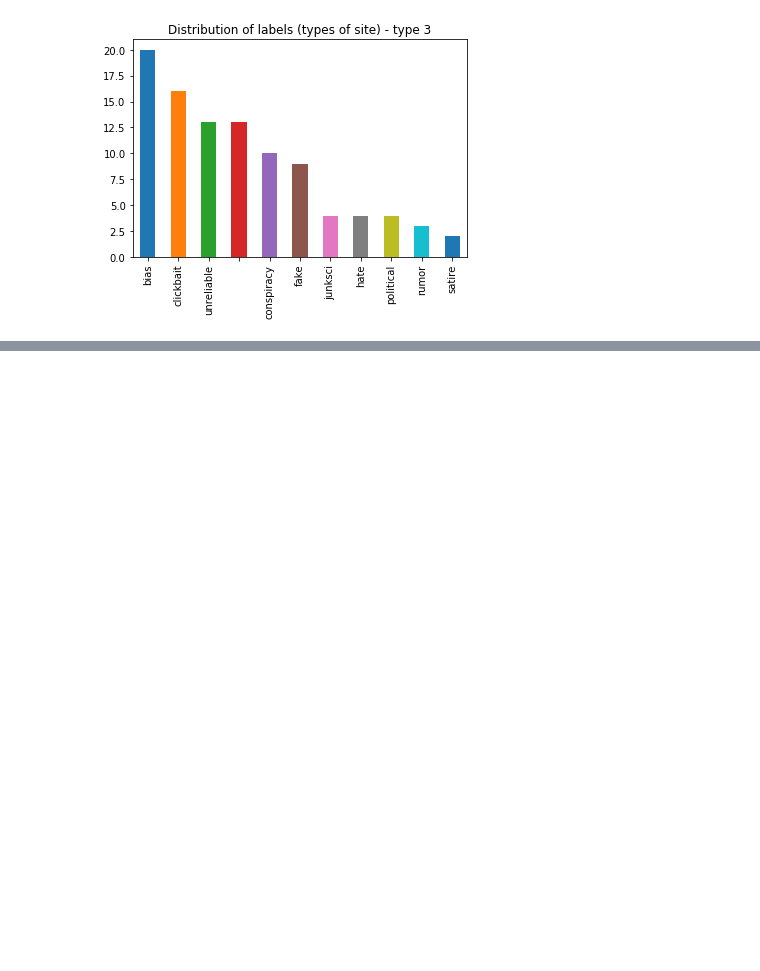
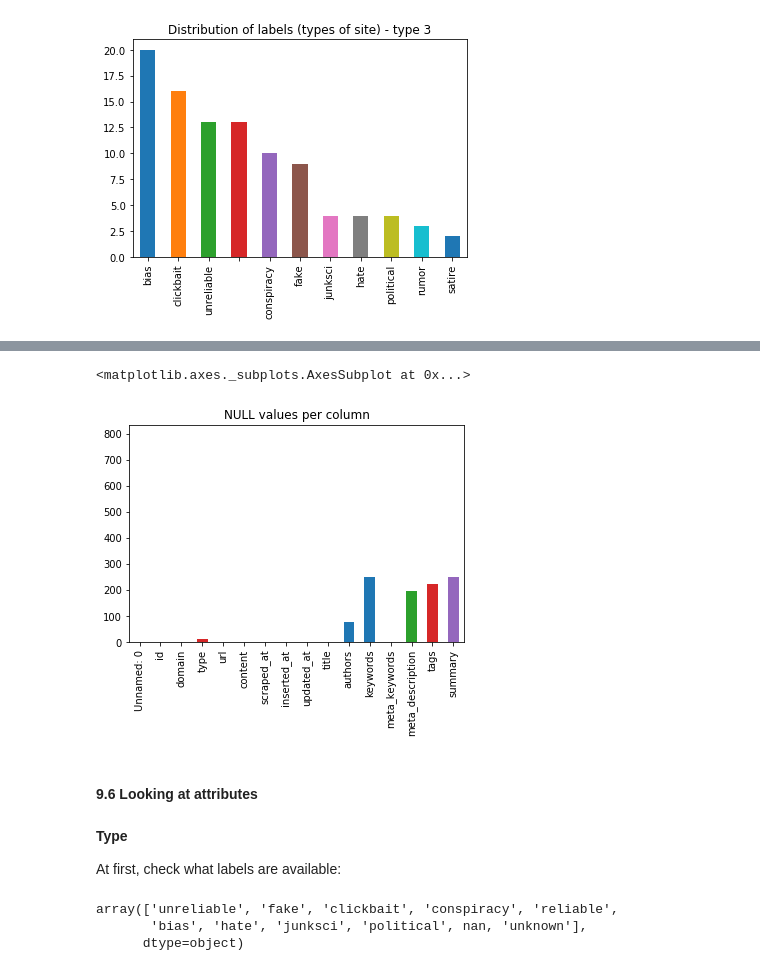
Before and after one commit to pmacinec/fake-news-datasets, a Jupyter notebook: fake_news/fake_news_datasets.ipynb, the cells around one changed output, grey strips where cells are left out. Cells and saved outputs as stored; diff of their text form; code cells hidden in the pictures; blank space fills up the shorter version.

Commit message:
Add fake_news_corpus analysis and new analysis to core notebook

```diff
--- a/fake_news/fake_news_datasets.ipynb
+++ b/fake_news/fake_news_datasets.ipynb
@@ -1494,0 +1512,3 @@ Link: [https://cs.stanford.edu/~srijan/hoax/](https://cs.stanford.edu/~srijan/ho
+# %%
+# read data from dataset
+df = pd.read_csv('fake_news_corpus/data/data.csv')
@@ -1494,0 +1636,17 @@ Link: [https://cs.stanford.edu/~srijan/hoax/](https://cs.stanford.edu/~srijan/ho
+# %%
+df.isnull().sum().plot(kind='bar', ylim=(0, len(dataset)), title='NULL values per column')
+# %% [output]
+<matplotlib.axes._subplots.AxesSubplot at 0x...>
+[figure, added]
+# %% [markdown]
+#### 9.6 Looking at attributes
+# %% [markdown]
+**Type**
+
+At first, check what labels are available:
+# %%
+df.type.unique()
+# %% [output]
+array(['unreliable', 'fake', 'clickbait', 'conspiracy', 'reliable',
+       'bias', 'hate', 'junksci', 'political', nan, 'unknown'],
+      dtype=object)
```
Also changed, not shown: parts of 23 cells of this notebook, 3 other files.
